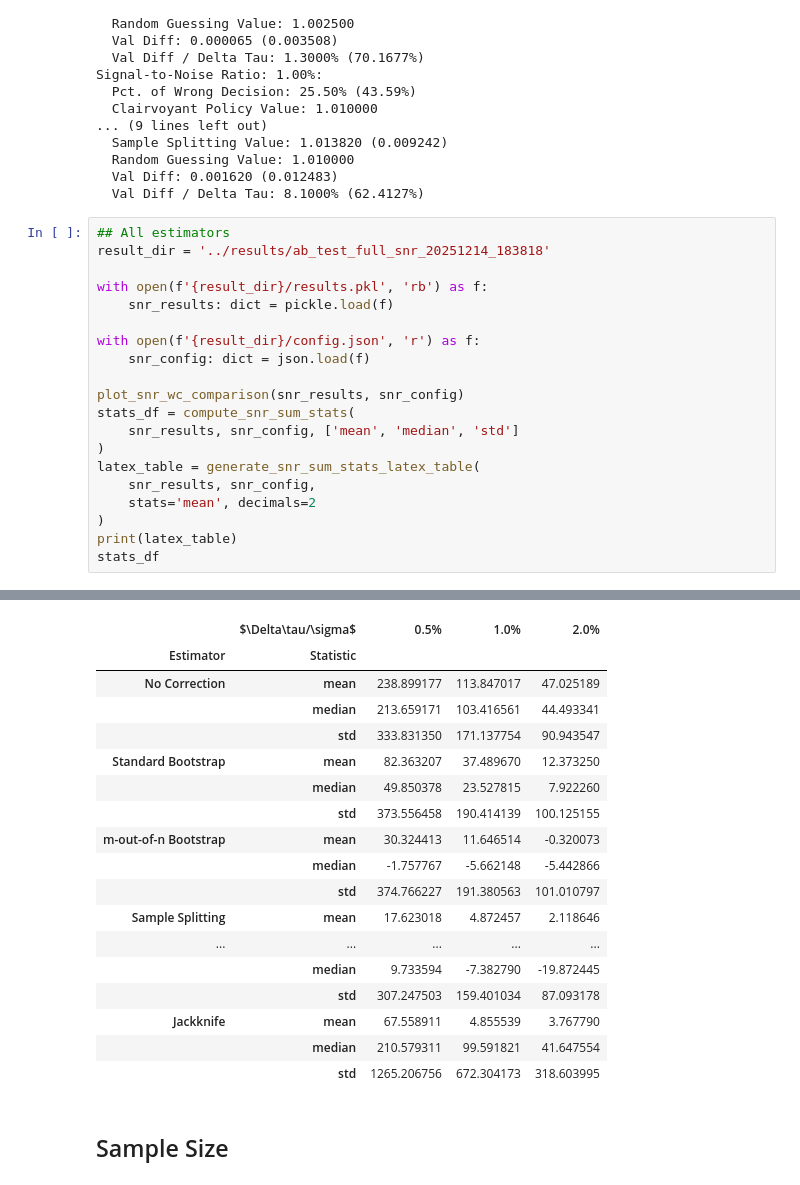
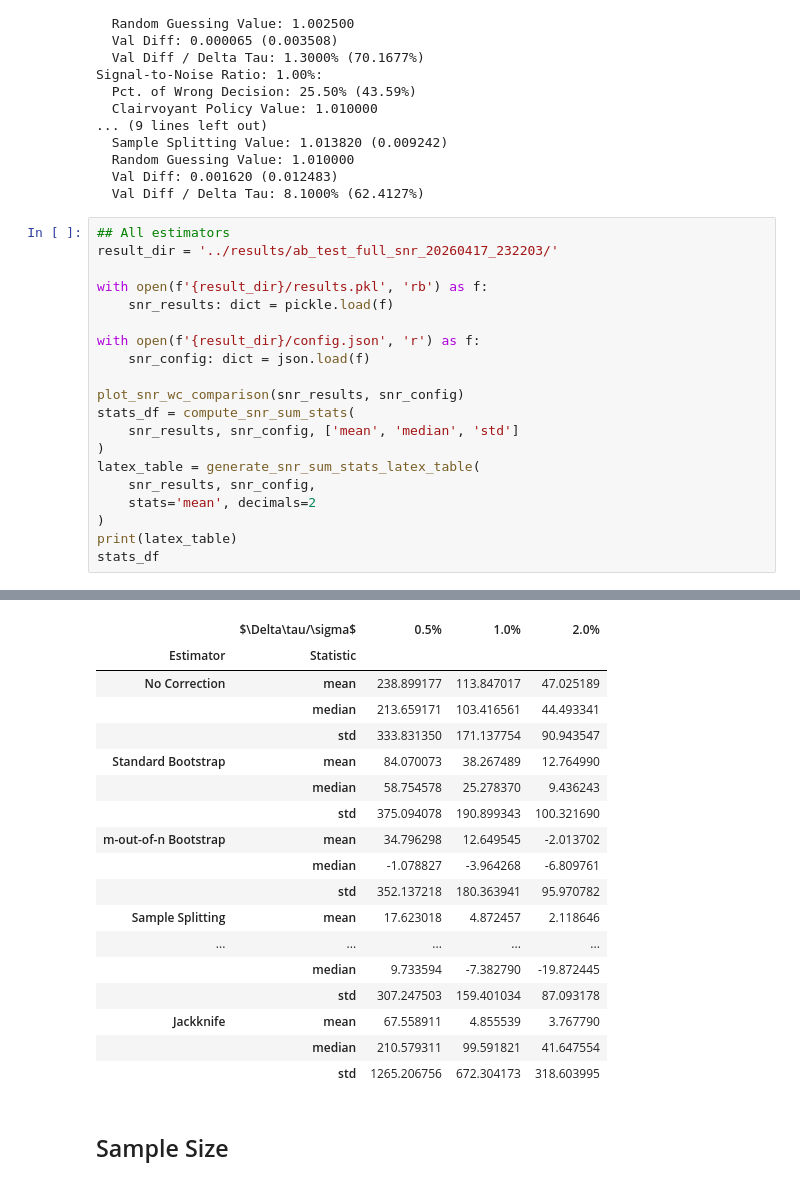
Before and after one commit to iamsikun/winners-curse, a Jupyter notebook: notebooks/ab_test.ipynb, the cells around one changed output, grey strips where cells are left out. Saved outputs shown, nothing was run; the diff lists cells and outputs as text.

```diff
--- a/notebooks/ab_test.ipynb
+++ b/notebooks/ab_test.ipynb
@@ -598,7 +583,7 @@ Signal-to-Noise Ratio: 1.00%:
   Val Diff / Delta Tau: 8.1000% (62.4127%)
 # %%
 ## All estimators
-result_dir = '../results/ab_test_full_snr_20251214_183818'
+result_dir = '../results/ab_test_full_snr_20260417_232203/'
 
 with open(f'{result_dir}/results.pkl', 'rb') as f:
     snr_results: dict = pickle.load(f)
@@ -628,24 +613,24 @@ m-out-of-n Bootstrap & \begin{tabular}[c]{@{}c@{}}30.32\%\\ (374.77\%)\end{tabul
 Sample Splitting & \begin{tabular}[c]{@{}c@{}}17.62\%\\ (568.95\%)\end{tabular} & \begin{tabular}[c]{@{}c@{}}4.87\%\\ (283.74\%)\end{tabular} & \begin{tabular}[c]{@{}c@{}}2.12\%\\ (140.01\%)\end{tabul ...
 Empirical Bayes & \begin{tabular}[c]{@{}c@{}}103.82\%\\ (312.38\%)\end{tabular} & \begin{tabular}[c]{@{}c@{}}45.25\%\\ (161.82\%)\end{tabular} & \begin{tabular}[c]{@{}c@{}}10.29\%\\ (88.04\%)\end{tabu ...
 Hybrid SI & \begin{tabular}[c]{@{}c@{}}-75.80\%\\ (600.11\%)\end{tabular} & \begin{tabular}[c]{@{}c@{}}-39.07\%\\ (301.80\%)\end{tabular} & \begin{tabular}[c]{@{}c@{}}-14.81\%\\ (144.18\%)\end{tabular ...
 Conditional SI & \begin{tabular}[c]{@{}c@{}}-280.76\%\\ (1673.52\%)\end{tabular} & \begin{tabular}[c]{@{}c@{}}-191.40\%\\ (1600.16\%)\end{tabular} & \begin{tabular}[c]{@{}c@{}}-81.18\%\\ (489.22\%)\en ...
 Plugin & \begin{tabular}[c]{@{}c@{}}-47.07\%\\ (422.37\%)\end{tabular} & \begin{tabular}[c]{@{}c@{}}-20.39\%\\ (214.75\%)\end{tabular} & \begin{tabular}[c]{@{}c@{}}-16.12\%\\ (114.99\%)\end{tabular} \ ...
 Sample Splitting 90/10 & \begin{tabular}[c]{@{}c@{}}0.68\%\\ (1272.34\%)\end{tabular} & \begin{tabular}[c]{@{}c@{}}-0.58\%\\ (630.36\%)\end{tabular} & \begin{tabular}[c]{@{}c@{}}3.48\%\\ (313.14\%)\en ...
 Cross-Validation & \begin{tabular}[c]{@{}c@{}}11.55\%\\ (307.25\%)\end{tabular} & \begin{tabular}[c]{@{}c@{}}-2.29\%\\ (159.40\%)\end{tabular} & \begin{tabular}[c]{@{}c@{}}-14.97\%\\ (87.09\%)\end{tab ...
 Jackknife & \begin{tabular}[c]{@{}c@{}}67.56\%\\ (1265.21\%)\end{tabular} & \begin{tabular}[c]{@{}c@{}}4.86\%\\ (672.30\%)\end{tabular} & \begin{tabular}[c]{@{}c@{}}3.77\%\\ (318.60\%)\end{tabular} \\
 \bottomrule
 \end{tabular}
 |  | $\Delta\tau/\sigma$ | 0.5% | 1.0% | 2.0% |
 | Estimator | Statistic |  |  |  |
 | No Correction | mean | 238.899177 | 113.847017 | 47.025189 |
 |  | median | 213.659171 | 103.416561 | 44.493341 |
 |  | std | 333.831350 | 171.137754 | 90.943547 |
-| Standard Bootstrap | mean | 82.363207 | 37.489670 | 12.373250 |
-|  | median | 49.850378 | 23.527815 | 7.922260 |
-|  | std | 373.556458 | 190.414139 | 100.125155 |
-| m-out-of-n Bootstrap | mean | 30.324413 | 11.646514 | -0.320073 |
-|  | median | -1.757767 | -5.662148 | -5.442866 |
-|  | std | 374.766227 | 191.380563 | 101.010797 |
+| Standard Bootstrap | mean | 84.070073 | 38.267489 | 12.764990 |
+|  | median | 58.754578 | 25.278370 | 9.436243 |
+|  | std | 375.094078 | 190.899343 | 100.321690 |
+| m-out-of-n Bootstrap | mean | 34.796298 | 12.649545 | -2.013702 |
+|  | median | -1.078827 | -3.964268 | -6.809761 |
+|  | std | 352.137218 | 180.363941 | 95.970782 |
 | Sample Splitting | mean | 17.623018 | 4.872457 | 2.118646 |
 | ... | ... | ... | ... | ... |
 |  | median | 9.733594 | -7.382790 | -19.872445 |
```
Also changed, not shown: parts of 20 cells of this notebook, 27 other files.
